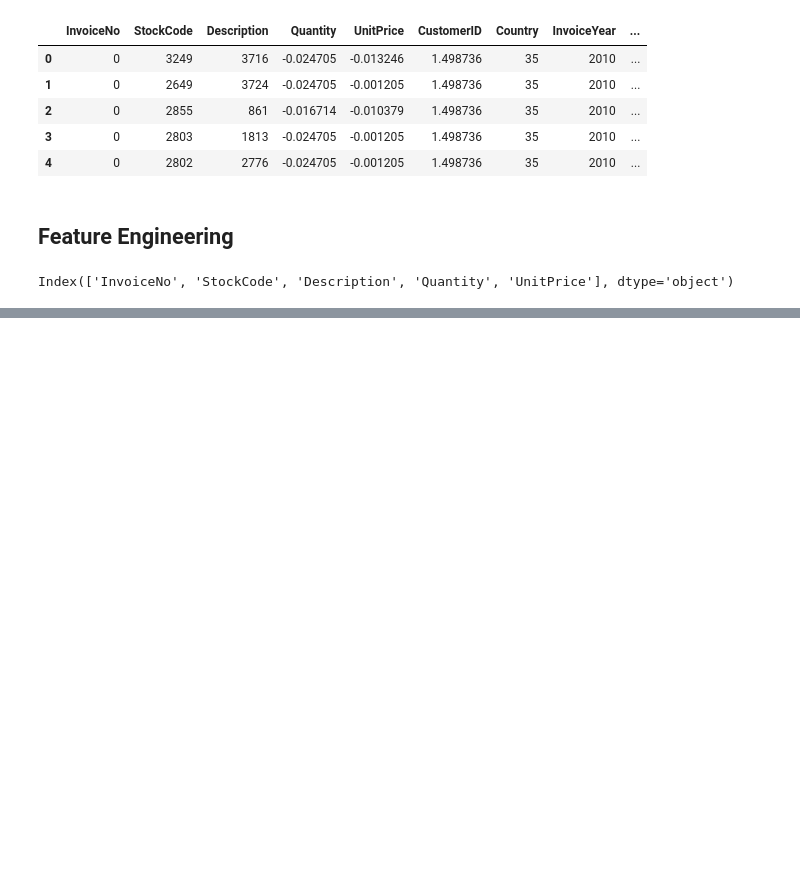
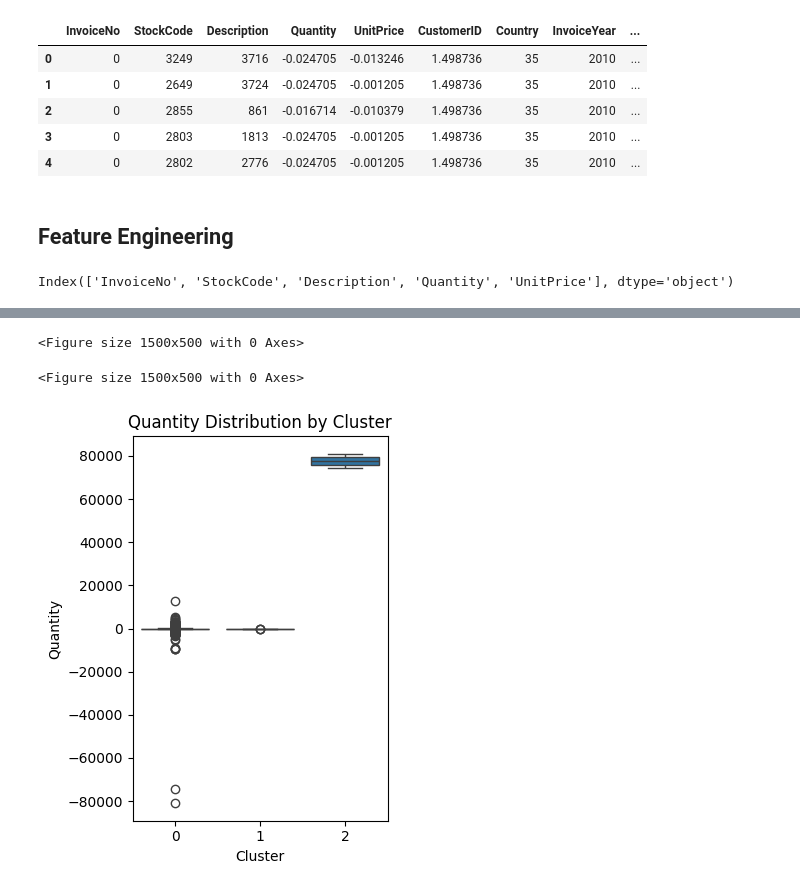
Before and after one commit to Jyotika-28/internship_project, a Jupyter notebook: Onlineretail_project.ipynb, the cells around one changed output, grey strips where cells are left out. Cells and saved outputs as stored; diff of their text form; code cells hidden in the pictures; blank space fills up the shorter version.

```diff
--- a/Onlineretail_project.ipynb
+++ b/Onlineretail_project.ipynb
@@ -225,0 +384,15 @@ Index(['InvoiceNo', 'StockCode', 'Description', 'Quantity', 'UnitPrice'], dtype=
+# %%
+# Visualization of cluster profiles
+plt.figure(figsize=(15, 5))
+# %% [output]
+<Figure size 1500x500 with 0 Axes>
+<Figure size 1500x500 with 0 Axes>
+# %%
+# Quantity box plot
+plt.subplot(1, 2, 1)
+sns.boxplot(x='Cluster', y='Quantity', data=original_data)
+plt.title('Quantity Distribution by Cluster')
+plt.tight_layout()
+plt.show()
+# %% [output]
+[figure, added]
```
Also changed, not shown: parts of 32 cells of this notebook.
